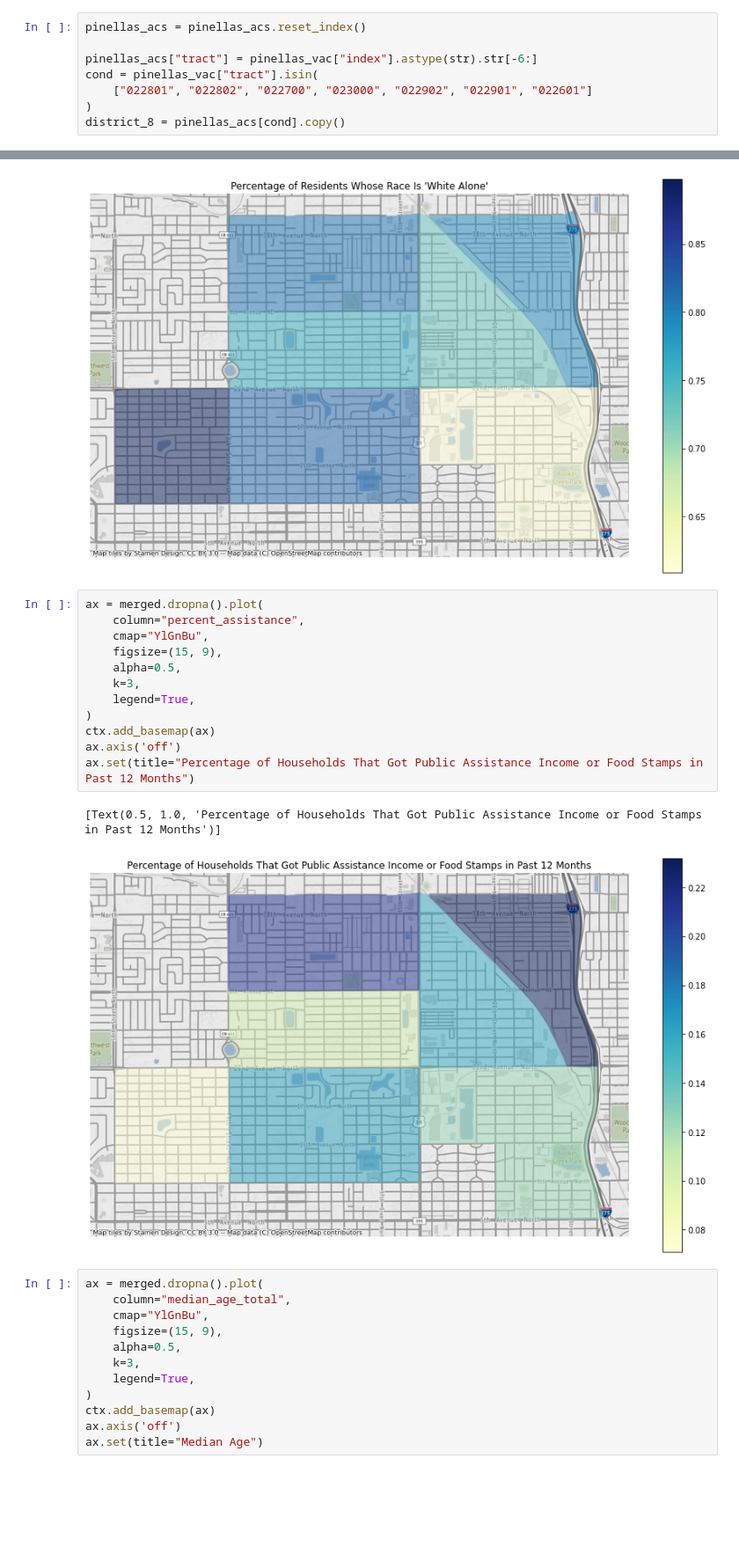
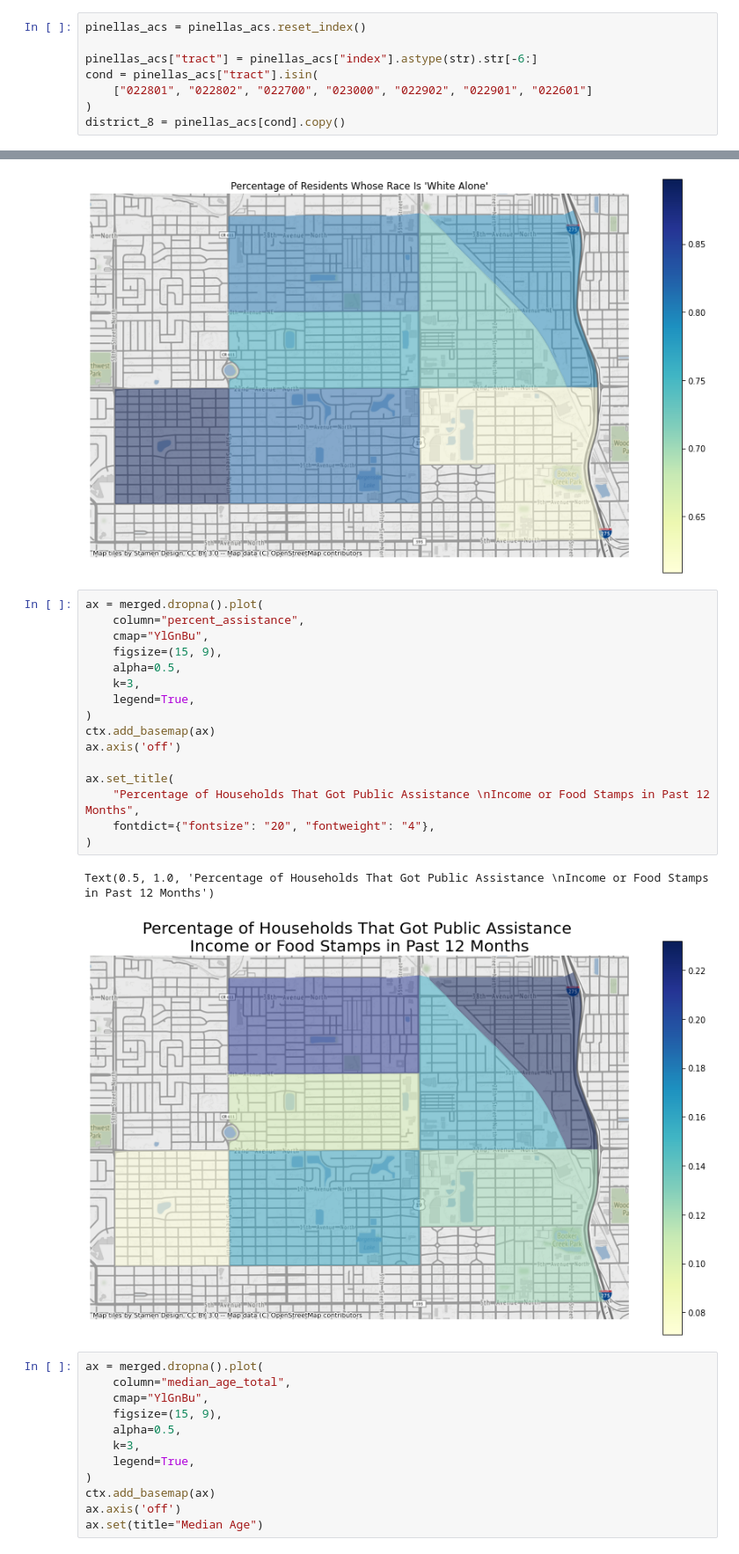
Before and after one commit to james-trimarco/district_8_demographics, a Jupyter notebook: District_8_demographics.ipynb, the cells around one changed output, grey strips where cells are left out. Shown at 88% size. Cells and saved outputs as stored; diff of their text form; blank space fills up the shorter version.

```diff
--- a/District_8_demographics.ipynb
+++ b/District_8_demographics.ipynb
@@ -93,8 +93,8 @@ I have selected seven census tracts that cover most, but not all, of District 8.
 # %%
 pinellas_acs = pinellas_acs.reset_index()
 
-pinellas_acs["tract"] = pinellas_vac["index"].astype(str).str[-6:]
-cond = pinellas_vac["tract"].isin(
+pinellas_acs["tract"] = pinellas_acs["index"].astype(str).str[-6:]
+cond = pinellas_acs["tract"].isin(
     ["022801", "022802", "022700", "023000", "022902", "022901", "022601"]
 )
 district_8 = pinellas_acs[cond].copy()
@@ -232,18 +236,22 @@ ax.set(title="Percentage of Residents Whose Race Is 'White Alone'")
 # %%
 ax = merged.dropna().plot(
     column="percent_assistance",
     cmap="YlGnBu",
     figsize=(15, 9),
     alpha=0.5,
     k=3,
     legend=True,
 )
 ctx.add_basemap(ax)
 ax.axis('off')
-ax.set(title="Percentage of Households That Got Public Assistance Income or Food Stamps in Past 12 Months")
+
+ax.set_title(
+    "Percentage of Households That Got Public Assistance \nIncome or Food Stamps in Past 12 Months",
+    fontdict={"fontsize": "20", "fontweight": "4"},
+)
 # %% [output]
-[Text(0.5, 1.0, 'Percentage of Households That Got Public Assistance Income or Food Stamps in Past 12 Months')]
+Text(0.5, 1.0, 'Percentage of Households That Got Public Assistance \nIncome or Food Stamps in Past 12 Months')
-[figure, old version]
+[figure, new version]
 # %%
 ax = merged.dropna().plot(
     column="median_age_total",
```
Also changed, not shown: parts of 3 cells of this notebook.
